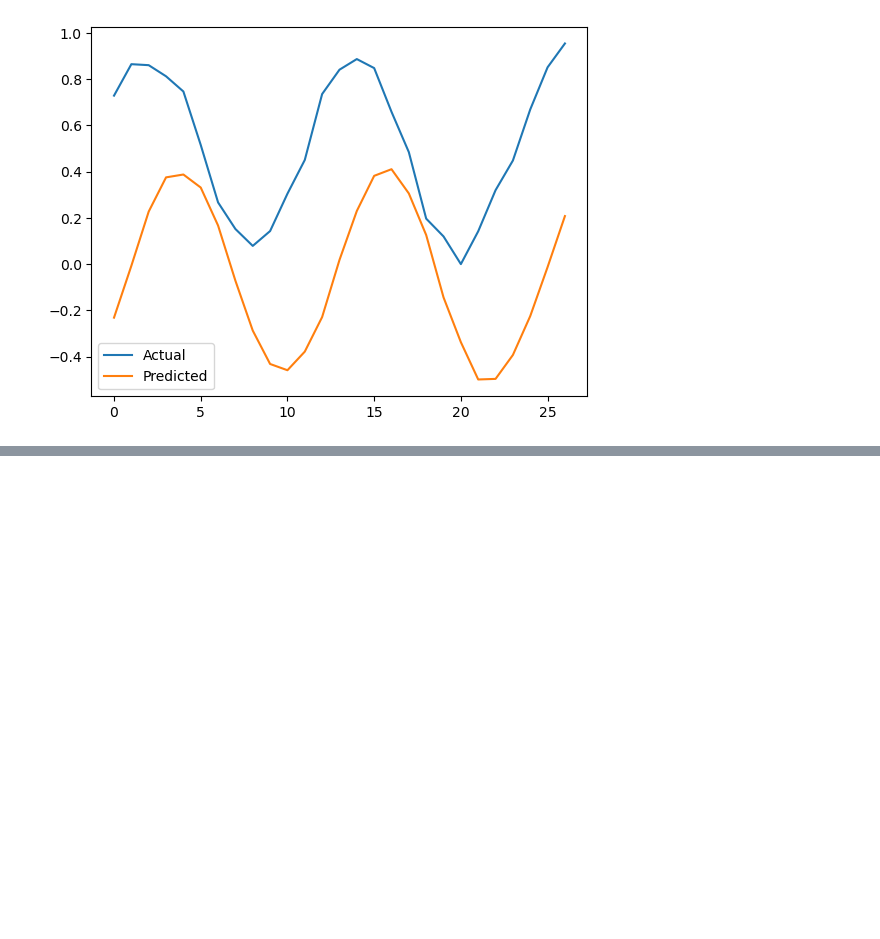
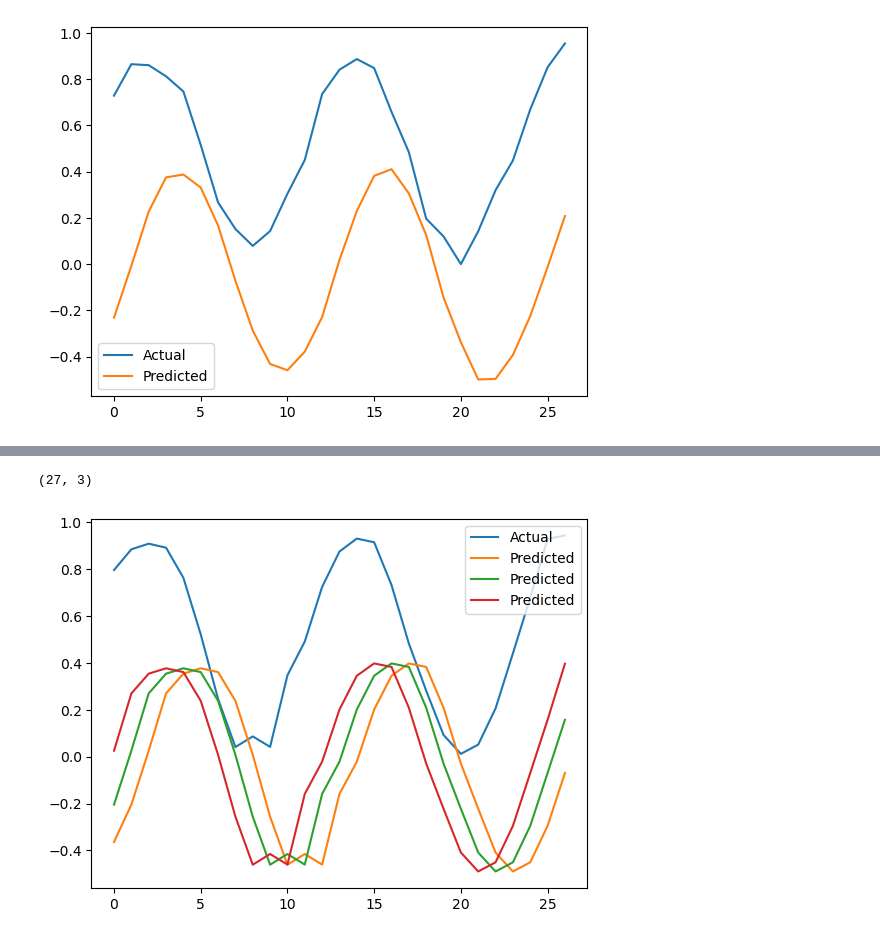
Before and after one commit to dtrad/chatGPTcodes, a Jupyter notebook: timeseries.ipynb, the cells around one changed output, grey strips where cells are left out. Saved outputs shown, nothing was run; the diff lists cells and outputs as text; code cells hidden in the pictures; blank space fills up the shorter version.

Commit message:
example of time series prediction

```diff
--- a/timeseries.ipynb
+++ b/timeseries.ipynb
@@ -148,3 +148,27 @@ Epoch 50/50
 4/4 [==============================] - 0s 12ms/step - loss: 0.0582 - val_loss: 0.0679
 1/1 [==============================] - 0s 361ms/step
 [figure]
+# %%
+time_steps = 3
+X_train, y_train = create_dataset(train_data, train_data, time_steps)
+X_test, y_test = create_dataset(test_data, test_data, time_steps)
+
+# build a dense neural network model
+model = tf.keras.Sequential([
+    tf.keras.layers.Input(shape=(time_steps, 1)),
+    tf.keras.layers.Dense(64, activation='relu'),
+    tf.keras.layers.Dense(32, activation='relu'),
+    tf.keras.layers.Dense(16, activation='relu'),
+    tf.keras.layers.Dense(1)
+])
+
+# compile the model
+model.compile(optimizer=tf.keras.optimizers.Adam(learning_rate=0.001),
+              loss='mean_squared_error')
+
+# train the model
+history = model.fit(X_train, y_train, epochs=50, batch_size=16,
+                    validation_split=0.1, verbose=1)
+
+# make predictions on the test data
+y_pred = model.predict(X_test)
@@ -150,0 +193,18 @@ Epoch 50/50
+# %%
+y_pred.shape
+y_pred=y_pred.squeeze()
+y_pred.shape
+# %% [output]
+(27, 3)
+# %%
+# unscale the predicted and actual values
+y_pred = scaler.inverse_transform(y_pred)
+y_test = scaler.inverse_transform(y_test)
+
+# plot the actual and predicted values
+plt.plot(test_data[time_steps:], label='Actual')
+plt.plot(y_pred, label='Predicted')
+plt.legend()
+plt.show()
+# %% [output]
+[figure, added]
```
Also changed, not shown: parts of 3 cells of this notebook.
